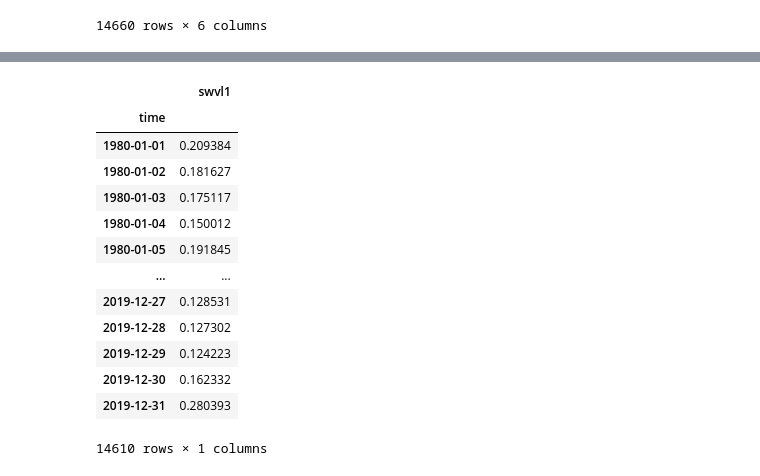
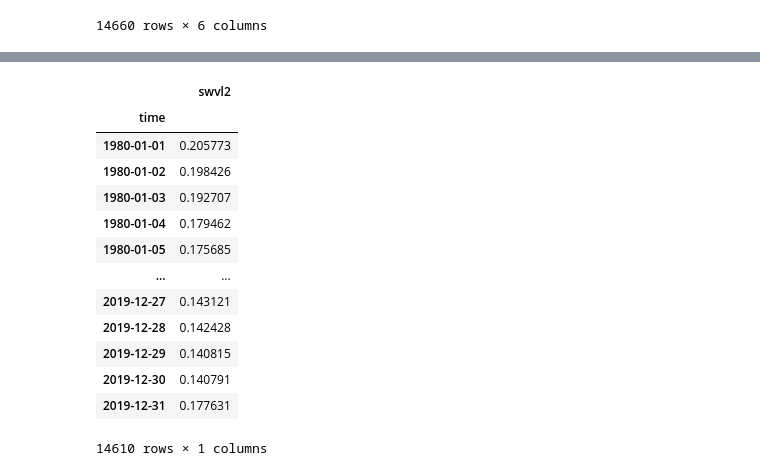
Before and after one commit to chuchun2/ATMS597-Project6-GroupB, a Jupyter notebook: ATMS597_Project6_GroupB.ipynb, the cells around one changed output, grey strips where cells are left out. Cells and saved outputs as stored; diff of their text form; code cells hidden in the pictures.

Commit message:
Complete dataframe

```diff
--- a/ATMS597_Project6_GroupB.ipynb
+++ b/ATMS597_Project6_GroupB.ipynb
@@ -37,7 +60,8 @@ MJOIndices_df
 # %%
 # Load ERA5 soil moisture data
-data = xr.open_dataset(YOUR_DIRECTORY + 'ERA5_vswl1.nc')
-data
+data1 = xr.open_dataset(YOUR_DIRECTORY + 'ERA5_swvl1.nc')
+data2 = xr.open_dataset(YOUR_DIRECTORY + 'ERA5_swvl2.nc')
+data2
 # %% [output]
 <xarray.Dataset>
 Dimensions:    (latitude: 2, longitude: 2, time: 14610)
@@ -53,21 +77,24 @@ Attributes:
 # %%
-swvl1_aave = np.mean(data['swvl1'], axis=(1, 2))
-ERA5_soil_moisture_df = swvl1_aave.to_dataframe()
-ERA5_soil_moisture_df.index = ERA5_soil_moisture_df.index.strftime('%Y-%m-%d')
-ERA5_soil_moisture_df
+swvl1_aave = np.mean(data1['swvl1'], axis=(1, 2))
+swvl2_aave = np.mean(data2['swvl2'], axis=(1, 2))
+ERA5_soil_moisture1_df = swvl1_aave.to_dataframe()
+ERA5_soil_moisture2_df = swvl2_aave.to_dataframe()
+ERA5_soil_moisture1_df.index = ERA5_soil_moisture1_df.index.strftime('%Y-%m-%d')
+ERA5_soil_moisture2_df.index = ERA5_soil_moisture2_df.index.strftime('%Y-%m-%d')
+ERA5_soil_moisture2_df
 # %% [output]
-|  | swvl1 |
+|  | swvl2 |
 | time |  |
-| 1980-01-01 | 0.209384 |
-| 1980-01-02 | 0.181627 |
-| 1980-01-03 | 0.175117 |
-| 1980-01-04 | 0.150012 |
-| 1980-01-05 | 0.191845 |
+| 1980-01-01 | 0.205773 |
+| 1980-01-02 | 0.198426 |
+| 1980-01-03 | 0.192707 |
+| 1980-01-04 | 0.179462 |
+| 1980-01-05 | 0.175685 |
 | ... | ... |
-| 2019-12-27 | 0.128531 |
-| 2019-12-28 | 0.127302 |
-| 2019-12-29 | 0.124223 |
-| 2019-12-30 | 0.162332 |
-| 2019-12-31 | 0.280393 |
+| 2019-12-27 | 0.143121 |
+| 2019-12-28 | 0.142428 |
+| 2019-12-29 | 0.140815 |
+| 2019-12-30 | 0.140791 |
+| 2019-12-31 | 0.177631 |
 14610 rows × 1 columns
 # %%
```
Also changed, not shown: parts of 3 cells of this notebook.
